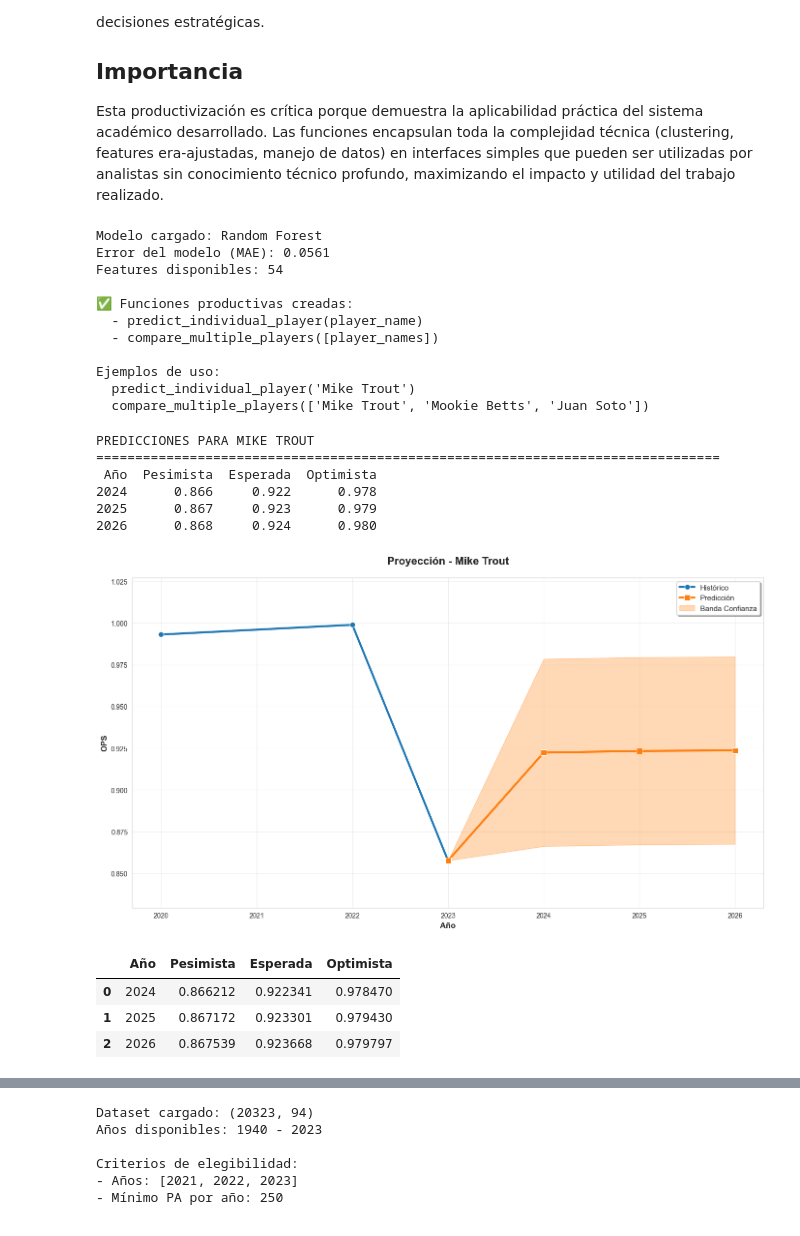
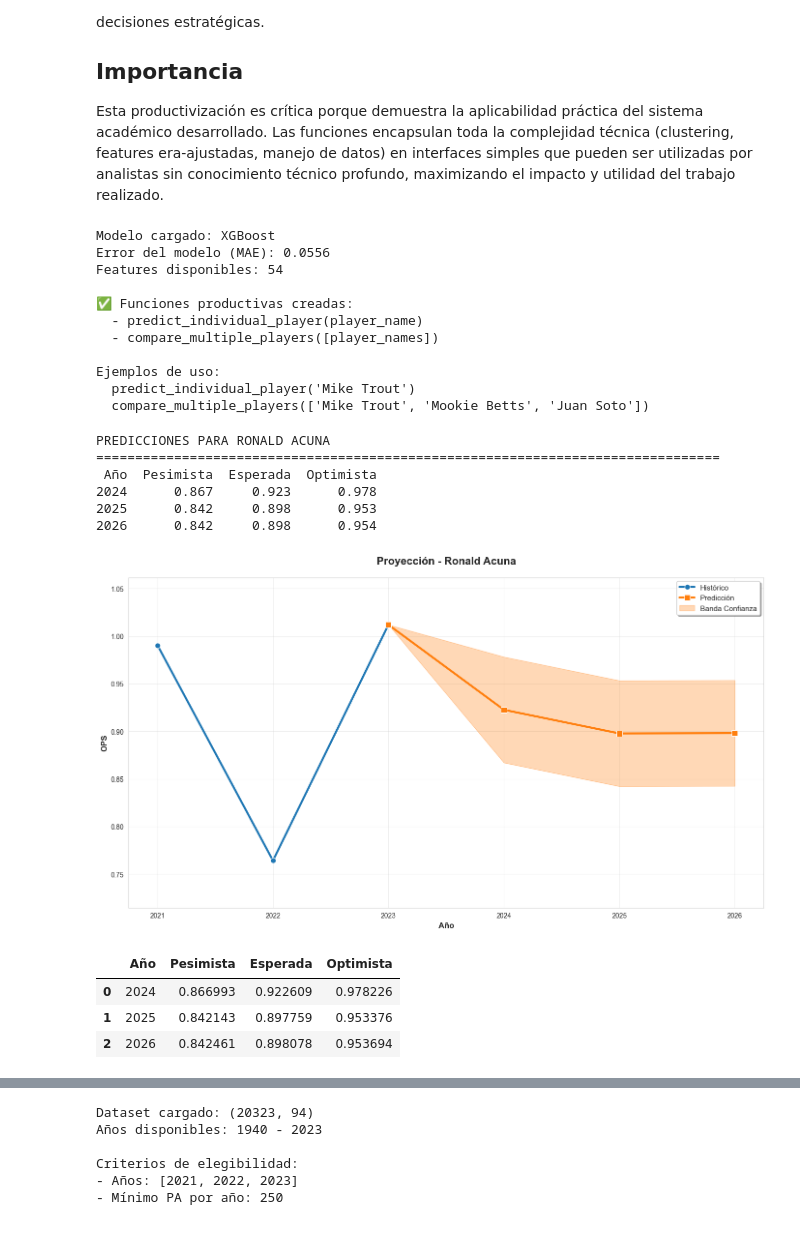
Before and after one commit to grigorow1974/Trabajo-Versio-2, a Jupyter notebook: TFMasterV2.ipynb, the cells around one changed output, grey strips where cells are left out. Cells and saved outputs as stored; diff of their text form; code cells hidden in the pictures.

```diff
--- a/TFMasterV2.ipynb
+++ b/TFMasterV2.ipynb
@@ -1607,11 +1607,11 @@ print(f"Test - MAE: {baseline_test_mae:.4f}, RMSE: {baseline_test_rmse:.4f}, R²
 models = {
     'Random Forest': Pipeline([
         ('scaler', StandardScaler()),
-        ('model', RandomForestRegressor(n_estimators=95, random_state=42, n_jobs=-1))
+        ('model', RandomForestRegressor(n_estimators=100, random_state=42, n_jobs=-1))
     ]),
     'XGBoost': Pipeline([
         ('scaler', StandardScaler()),
-        ('model', XGBRegressor(n_estimators=100, random_state=42))
+        ('model', XGBRegressor(n_estimators=50, random_state=42))
     ]),
     'Ridge Regression': Pipeline([
         ('scaler', StandardScaler()),
@@ -2565,8 +2565,8 @@ print("\nEjemplos de uso:")
 print("  predict_individual_player('Mike Trout')")
 print("  compare_multiple_players(['Mike Trout', 'Mookie Betts', 'Juan Soto'])")
 # %% [output]
-Modelo cargado: Random Forest
-Error del modelo (MAE): 0.0561
+Modelo cargado: XGBoost
+Error del modelo (MAE): 0.0556
 Features disponibles: 54
 
 ✅ Funciones productivas creadas:
@@ -2579,20 +2579,20 @@ Ejemplos de uso:
 # %%
 # PRUEBA DE FUNCIÓN INDIVIDUAL
 # Puedes probar la función con un jugador específico
 
-predict_individual_player('Mike Trout')
+predict_individual_player('Ronald Acuna')
 # %% [output]
-PREDICCIONES PARA MIKE TROUT
+PREDICCIONES PARA RONALD ACUNA
 ================================================================================
  Año  Pesimista  Esperada  Optimista
-2024      0.866     0.922      0.978
-2025      0.867     0.923      0.979
-2026      0.868     0.924      0.980
+2024      0.867     0.923      0.978
+2025      0.842     0.898      0.953
+2026      0.842     0.898      0.954
-[figure, old version]
+[figure, new version]
 |  | Año | Pesimista | Esperada | Optimista |
-| 0 | 2024 | 0.866212 | 0.922341 | 0.978470 |
-| 1 | 2025 | 0.867172 | 0.923301 | 0.979430 |
-| 2 | 2026 | 0.867539 | 0.923668 | 0.979797 |
+| 0 | 2024 | 0.866993 | 0.922609 | 0.978226 |
+| 1 | 2025 | 0.842143 | 0.897759 | 0.953376 |
+| 2 | 2026 | 0.842461 | 0.898078 | 0.953694 |
 # %%
 # PRUEBA DE FUNCIÓN DE COMPARACIÓN
 # Puedes probar la función con múltiples jugadores
```
Also changed, not shown: parts of 7 cells of this notebook, 1 other file.
